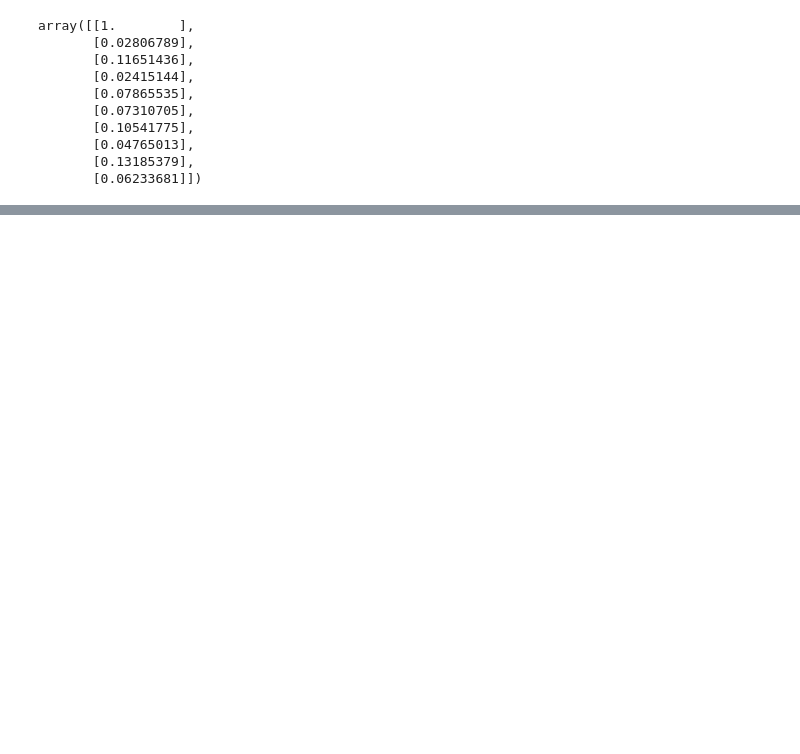
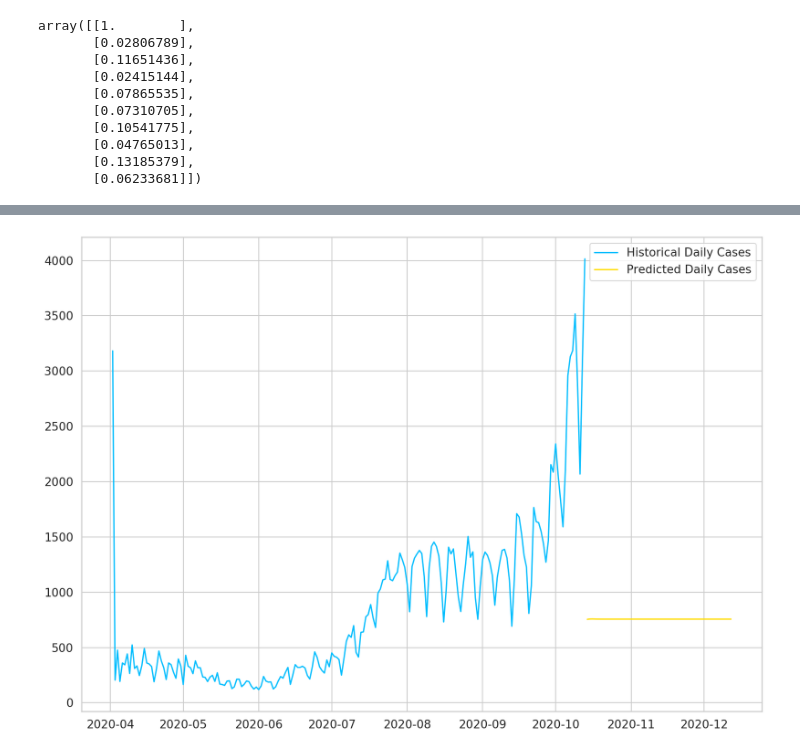
Before and after one commit to ada-lovelace-hack-team-16/AI, a Jupyter notebook: lstm_rnn_covid.ipynb, the cells around one changed output, grey strips where cells are left out. Saved outputs shown, nothing was run; the diff lists cells and outputs as text; code cells hidden in the pictures; blank space fills up the shorter version.

```diff
--- a/lstm_rnn_covid.ipynb
+++ b/lstm_rnn_covid.ipynb
@@ -339,0 +356,8 @@ plt.legend();
+# %%
+scaler = MinMaxScaler()
+
+scaler = scaler.fit(np.expand_dims(daily_cases, axis=1))
+
+all_data = scaler.transform(np.expand_dims(daily_cases, axis=1))
+
+all_data.shape
@@ -339,0 +423,6 @@ plt.legend();
+# %%
+plt.plot(daily_cases, label='Historical Daily Cases')
+plt.plot(predicted_cases, label='Predicted Daily Cases')
+plt.legend();
+# %% [output]
+[figure, added]
```
Also changed, not shown: parts of 15 cells of this notebook.
